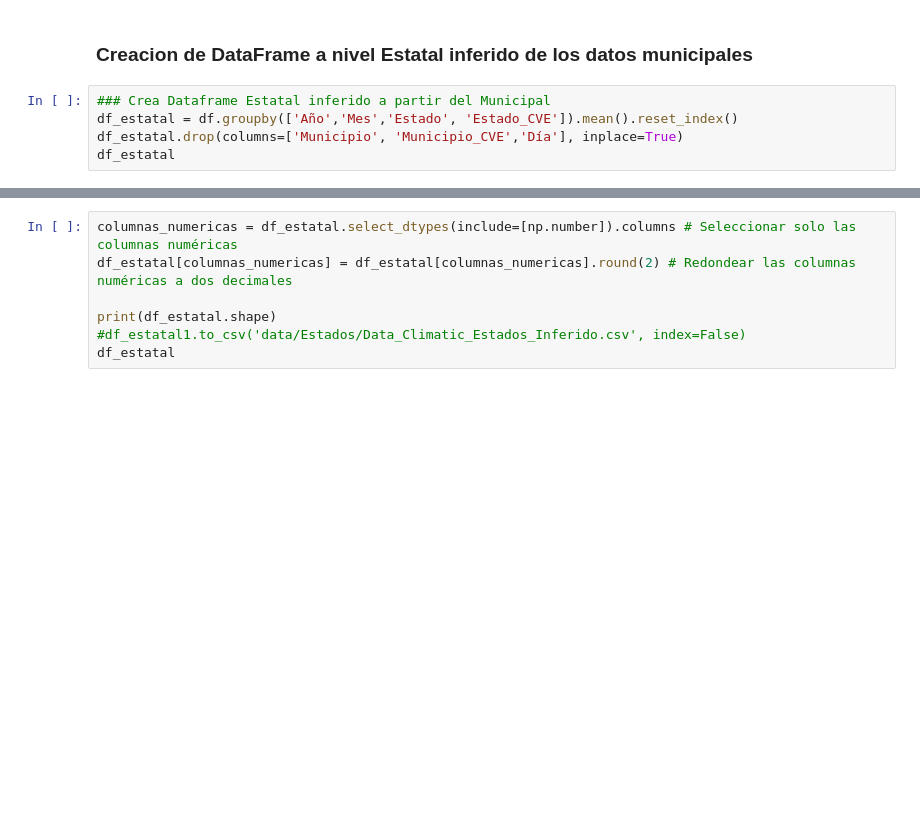
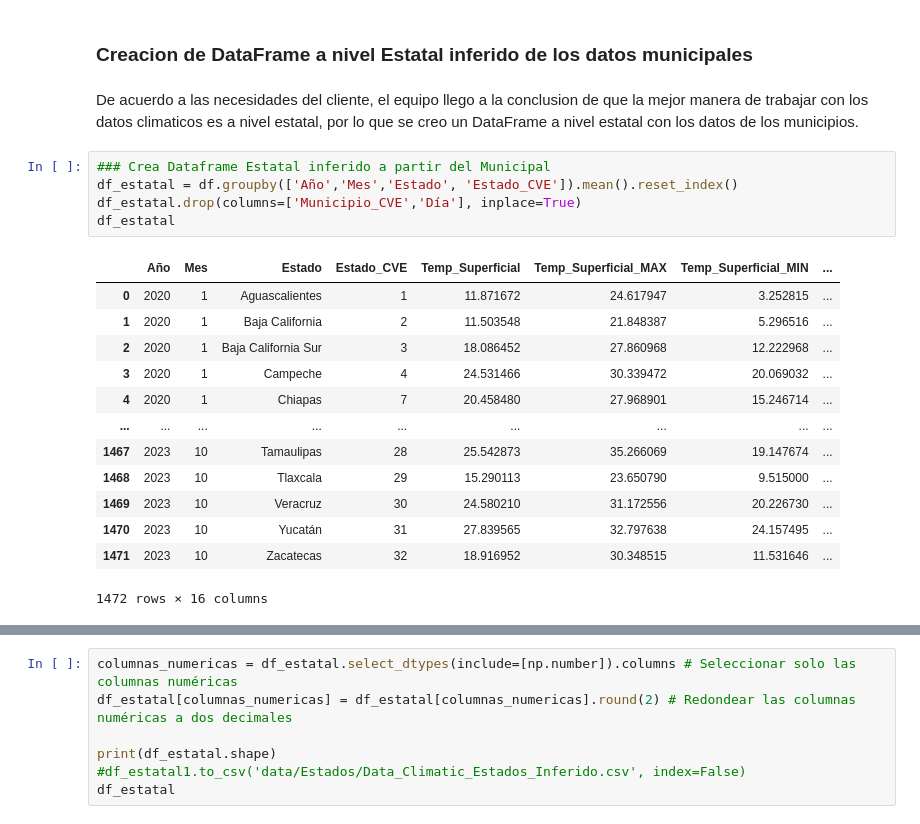
Before and after one commit to ProyectosMCD/RedBAMX, a Jupyter notebook: EDA/EDA_Datos Climaticos_Municipio_NASA-API.ipynb, the cells around one changed output, grey strips where cells are left out. Cells and saved outputs as stored; diff of their text form; blank space fills up the shorter version.

```diff
--- a/EDA/EDA_Datos Climaticos_Municipio_NASA-API.ipynb
+++ b/EDA/EDA_Datos Climaticos_Municipio_NASA-API.ipynb
@@ -32,8 +46,24 @@ df
 3441200 rows × 19 columns
 # %% [markdown]
 ### Creacion de DataFrame a nivel Estatal inferido de los datos municipales
+# %% [markdown]
+De acuerdo a las necesidades del cliente, el equipo llego a la conclusion de que la mejor manera de trabajar con los datos climaticos es a nivel estatal, por lo que se creo un DataFrame a nivel estatal con los datos de los municipios.
 # %%
 ### Crea Dataframe Estatal inferido a partir del Municipal
 df_estatal = df.groupby(['Año','Mes','Estado', 'Estado_CVE']).mean().reset_index()
-df_estatal.drop(columns=['Municipio', 'Municipio_CVE','Día'], inplace=True)
+df_estatal.drop(columns=['Municipio_CVE','Día'], inplace=True)
 df_estatal
+# %% [output]
+|  | Año | Mes | Estado | Estado_CVE | Temp_Superficial | Temp_Superficial_MAX | Temp_Superficial_MIN | ... |
+| 0 | 2020 | 1 | Aguascalientes | 1 | 11.871672 | 24.617947 | 3.252815 | ... |
+| 1 | 2020 | 1 | Baja California | 2 | 11.503548 | 21.848387 | 5.296516 | ... |
+| 2 | 2020 | 1 | Baja California Sur | 3 | 18.086452 | 27.860968 | 12.222968 | ... |
+| 3 | 2020 | 1 | Campeche | 4 | 24.531466 | 30.339472 | 20.069032 | ... |
+| 4 | 2020 | 1 | Chiapas | 7 | 20.458480 | 27.968901 | 15.246714 | ... |
+| ... | ... | ... | ... | ... | ... | ... | ... | ... |
+| 1467 | 2023 | 10 | Tamaulipas | 28 | 25.542873 | 35.266069 | 19.147674 | ... |
+| 1468 | 2023 | 10 | Tlaxcala | 29 | 15.290113 | 23.650790 | 9.515000 | ... |
+| 1469 | 2023 | 10 | Veracruz | 30 | 24.580210 | 31.172556 | 20.226730 | ... |
+| 1470 | 2023 | 10 | Yucatán | 31 | 27.839565 | 32.797638 | 24.157495 | ... |
+| 1471 | 2023 | 10 | Zacatecas | 32 | 18.916952 | 30.348515 | 11.531646 | ... |
+1472 rows × 16 columns
```
Also changed, not shown: parts of 15 cells of this notebook, 2 other files.
